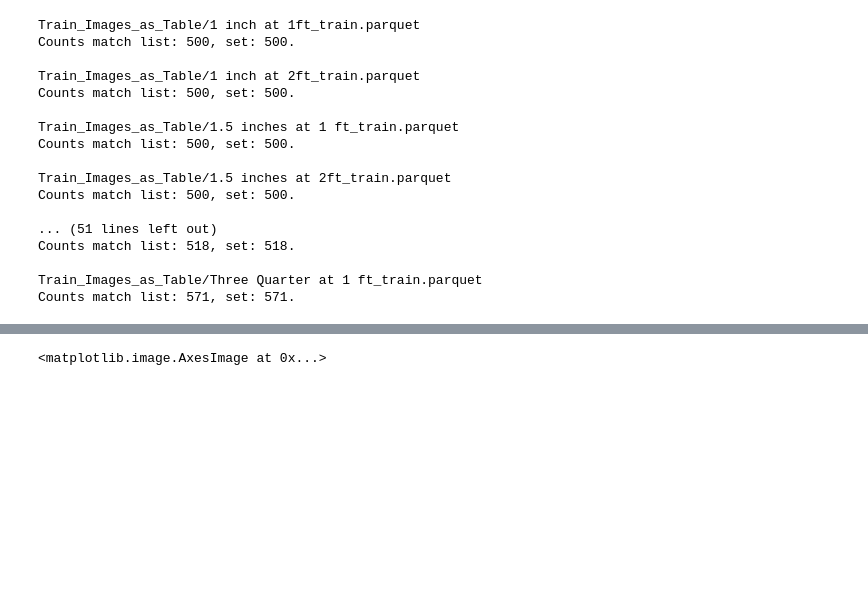
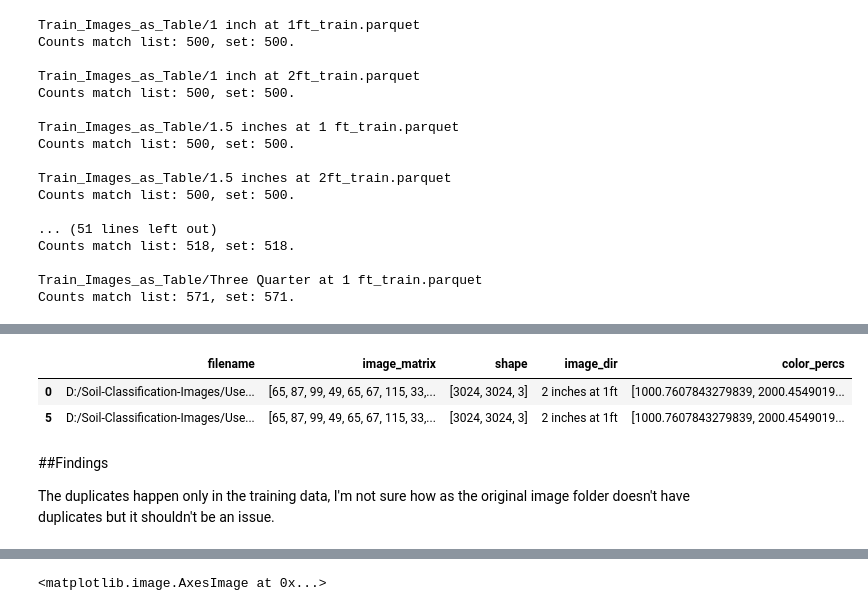
Before and after one commit to pithun/Soil-Classification-Using-ML, a Jupyter notebook: ML_Code - DEV.ipynb, the cells around one changed output, grey strips where cells are left out. Drawn from its saved outputs; the diff is of its cells as text; code cells hidden in the pictures; blank space fills up the shorter version.

```diff
--- a/ML_Code - DEV.ipynb
+++ b/ML_Code - DEV.ipynb
@@ -914,3 +946,13 @@ Counts match list: 571, set: 571.
+# %%
+tr[tr.filename=='D:/Soil-Classification-Images/Used/2 inches at 1ft/20241020_161831.jpg']
+# %% [output]
+|  | filename | image_matrix | shape | image_dir | color_percs |
+| 0 | D:/Soil-Classification-Images/Use... | [65, 87, 99, 49, 65, 67, 115, 33,... | [3024, 3024, 3] | 2 inches at 1ft | [1000.7607843279839, 2000.4549019... |
+| 5 | D:/Soil-Classification-Images/Use... | [65, 87, 99, 49, 65, 67, 115, 33,... | [3024, 3024, 3] | 2 inches at 1ft | [1000.7607843279839, 2000.4549019... |
+# %% [markdown]
+##Findings
+
+The duplicates happen only in the training data, I'm not sure how as the original image folder doesn't have duplicates but it shouldn't be an issue.
 # %%
 ff=pd.read_parquet('test_data/Useful/Train/Train_Images_as_Tables/1 inch at 1ft_train.parquet')
 # %%
```
Also changed, not shown: parts of 3 cells of this notebook.
